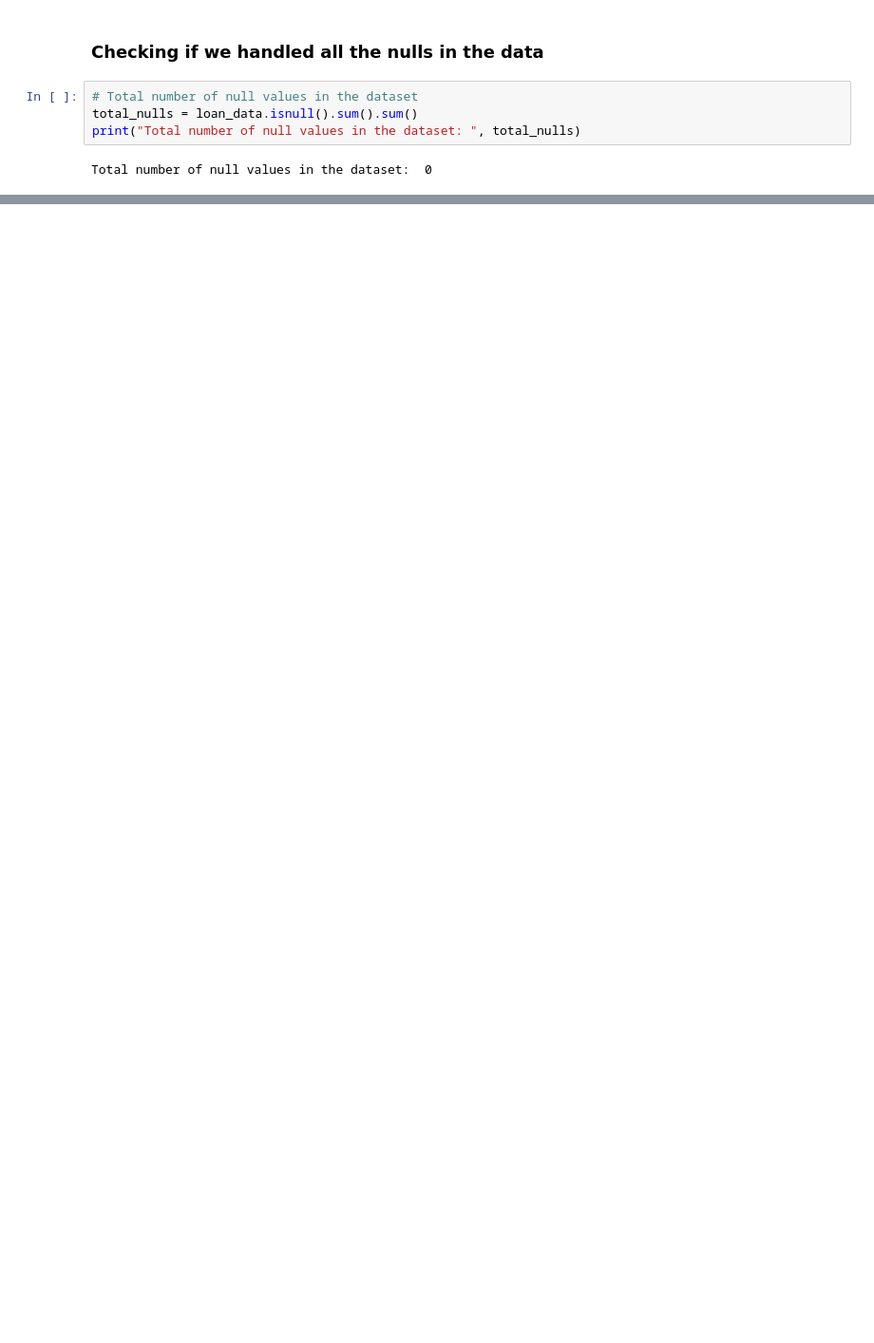
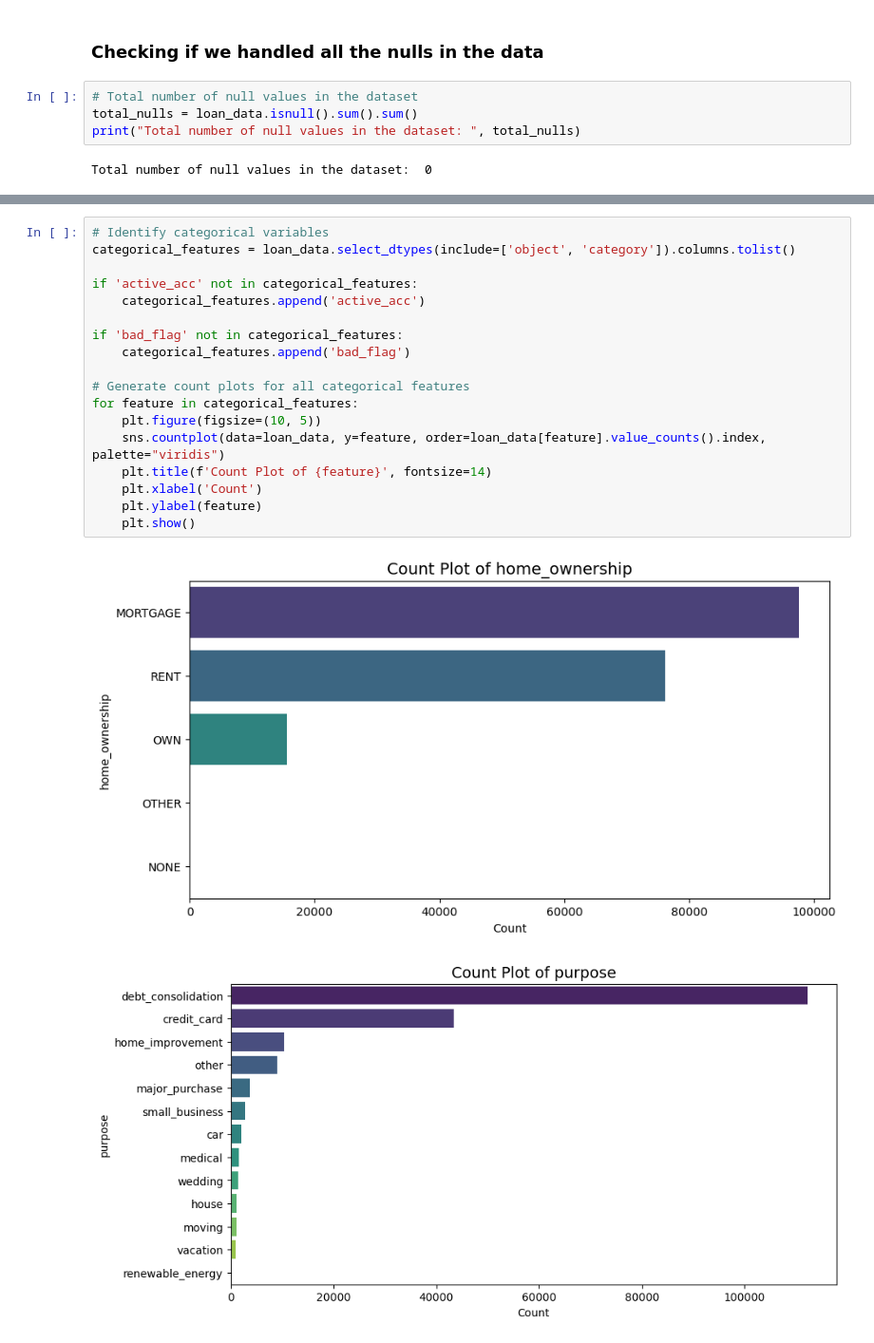
Before and after one commit to Snigda0402/loan_default, a Jupyter notebook: Notebooks/eda.ipynb, the cells around one changed output, grey strips where cells are left out. Shown at 95% size. Cells and saved outputs as stored; diff of their text form; blank space fills up the shorter version.

```diff
--- a/Notebooks/eda.ipynb
+++ b/Notebooks/eda.ipynb
@@ -526,0 +607,21 @@ Total number of null values in the dataset:  0
+# %%
+# Identify categorical variables
+categorical_features = loan_data.select_dtypes(include=['object', 'category']).columns.tolist()
+
+if 'active_acc' not in categorical_features:
+    categorical_features.append('active_acc')
+
+if 'bad_flag' not in categorical_features:
+    categorical_features.append('bad_flag')
+
+# Generate count plots for all categorical features
+for feature in categorical_features:
+    plt.figure(figsize=(10, 5))
+    sns.countplot(data=loan_data, y=feature, order=loan_data[feature].value_counts().index, palette="viridis")
+    plt.title(f'Count Plot of {feature}', fontsize=14)
+    plt.xlabel('Count')
+    plt.ylabel(feature)
+    plt.show()
+# %% [output]
+[figure, added]
+[figure, added]
```
Also changed, not shown: parts of 33 cells of this notebook.
